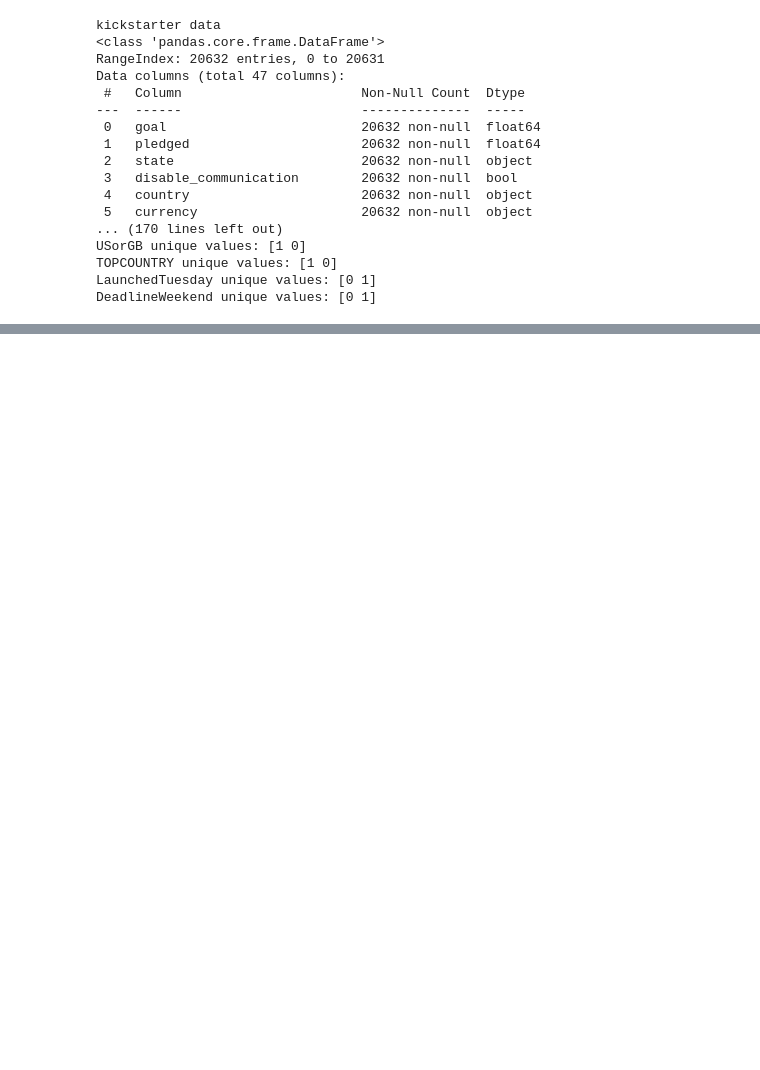
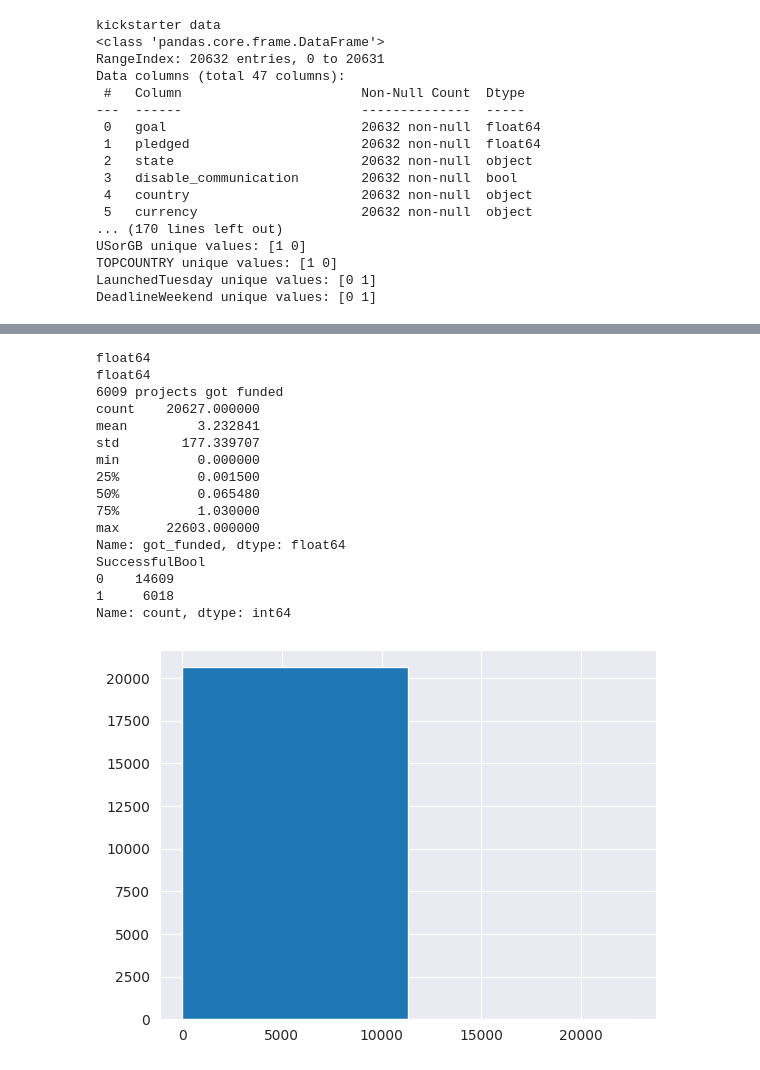
Before and after one commit to Trolann/cmpe188-assignments, a Jupyter notebook: final_project/trevor_eda.ipynb, the cells around one changed output, grey strips where cells are left out. Saved outputs shown, nothing was run; the diff lists cells and outputs as text; code cells hidden in the pictures; blank space fills up the shorter version.

```diff
--- a/final_project/trevor_eda.ipynb
+++ b/final_project/trevor_eda.ipynb
@@ -163,0 +354,41 @@ DeadlineWeekend unique values: [0 1]
+# %%
+# Show the distribution of 'pledged/goal' to see if we can make a column called 'got_funded'
+temp_data = ks_data.copy()
+
+# confirm they're both numbers
+print(temp_data['pledged'].dtype)
+print(temp_data['goal'].dtype)
+
+# show the count where pledged > goal
+print(f'{temp_data[temp_data['pledged'] > temp_data['goal']].shape[0]} projects got funded')
+
+# Create got_funded column and show the histogram
+temp_data['got_funded'] = temp_data['pledged'] / temp_data['goal']
+temp_data['got_funded'].hist(bins=2)
+
+# Describe the column
+print(temp_data['got_funded'].describe())
+
+check_data = ks_data.copy()
+
+# Get count of SuccessfulBool
+print(check_data['SuccessfulBool'].value_counts())
+# Shows the same thing
+# %% [output]
+float64
+float64
+6009 projects got funded
+count    20627.000000
+mean         3.232841
+std        177.339707
+min          0.000000
+25%          0.001500
+50%          0.065480
+75%          1.030000
+max      22603.000000
+Name: got_funded, dtype: float64
+SuccessfulBool
+0    14609
+1     6018
+Name: count, dtype: int64
+[figure, added]
```
Also changed, not shown: parts of 8 cells of this notebook, 1 other file.
